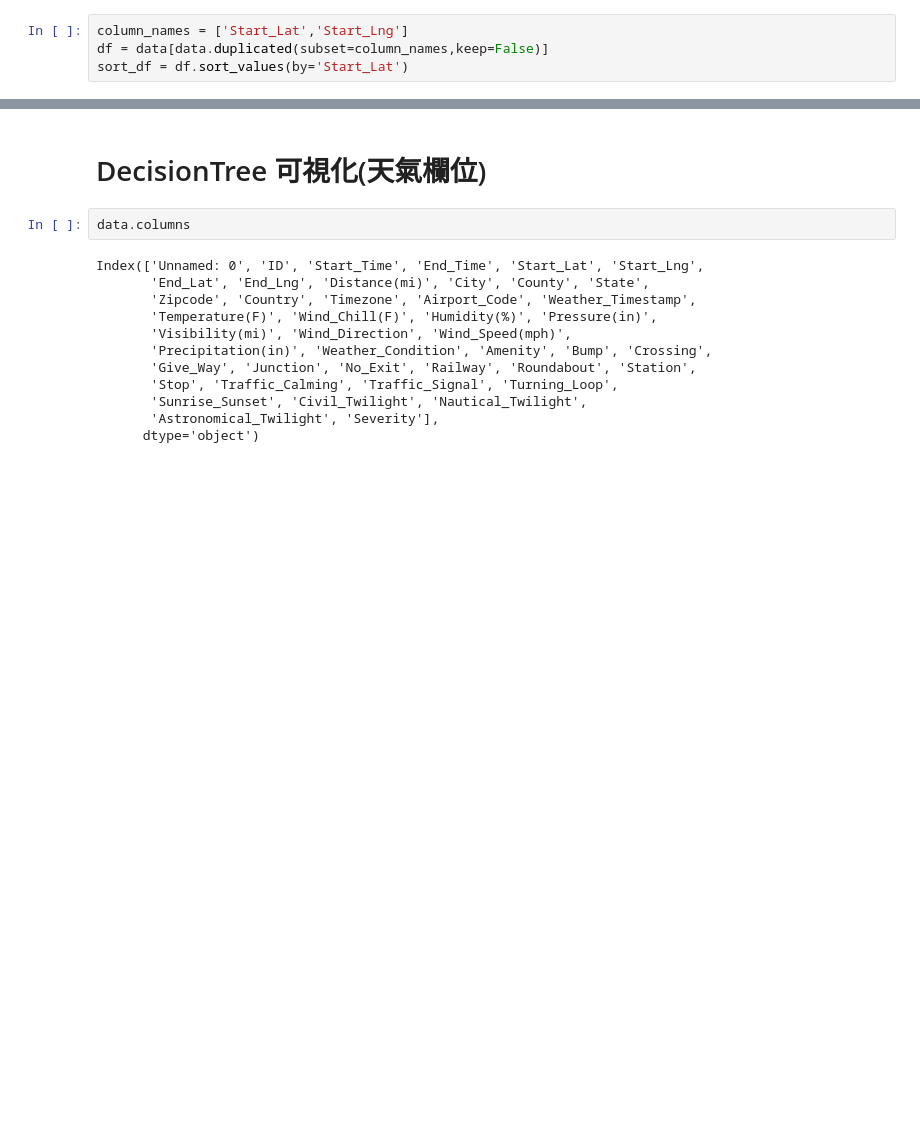
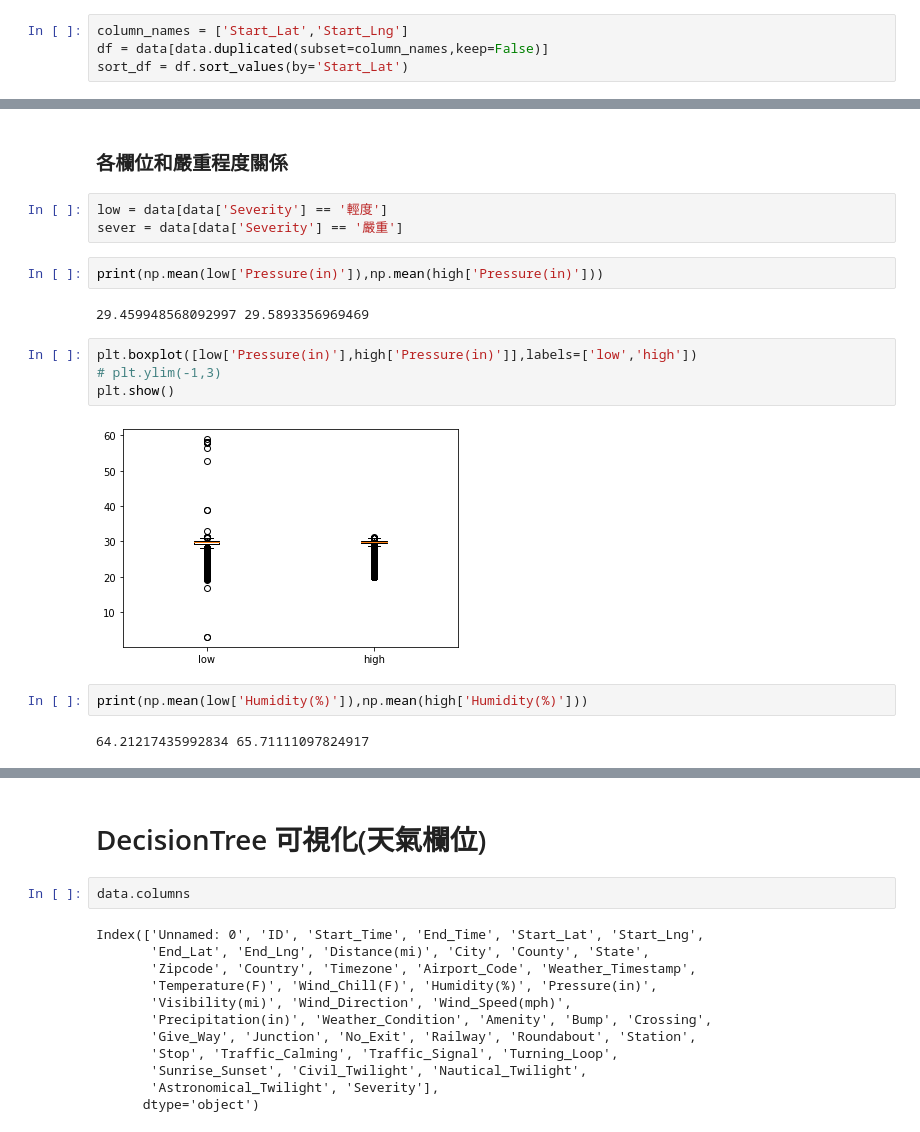
Before and after one commit to Vincent23412/-, a Jupyter notebook: 交通事故專案.ipynb, the cells around one changed output, grey strips where cells are left out. Drawn from its saved outputs; the diff is of its cells as text; blank space fills up the shorter version.

```diff
--- a/交通事故專案.ipynb
+++ b/交通事故專案.ipynb
@@ -545,0 +256,19 @@ sever = data[(data['Severity'] == 3) | (data['Severity'] == 4)]
+# %% [markdown]
+### 各欄位和嚴重程度關係
+# %%
+low = data[data['Severity'] == '輕度']
+sever = data[data['Severity'] == '嚴重']
+# %%
+print(np.mean(low['Pressure(in)']),np.mean(high['Pressure(in)']))
+# %% [output]
+29.459948568092997 29.5893356969469
+# %%
+plt.boxplot([low['Pressure(in)'],high['Pressure(in)']],labels=['low','high'])
+# plt.ylim(-1,3)
+plt.show()
+# %% [output]
+[figure, added]
+# %%
+print(np.mean(low['Humidity(%)']),np.mean(high['Humidity(%)']))
+# %% [output]
+64.21217435992834 65.71111097824917
```
Also changed, not shown: parts of 112 cells of this notebook.
